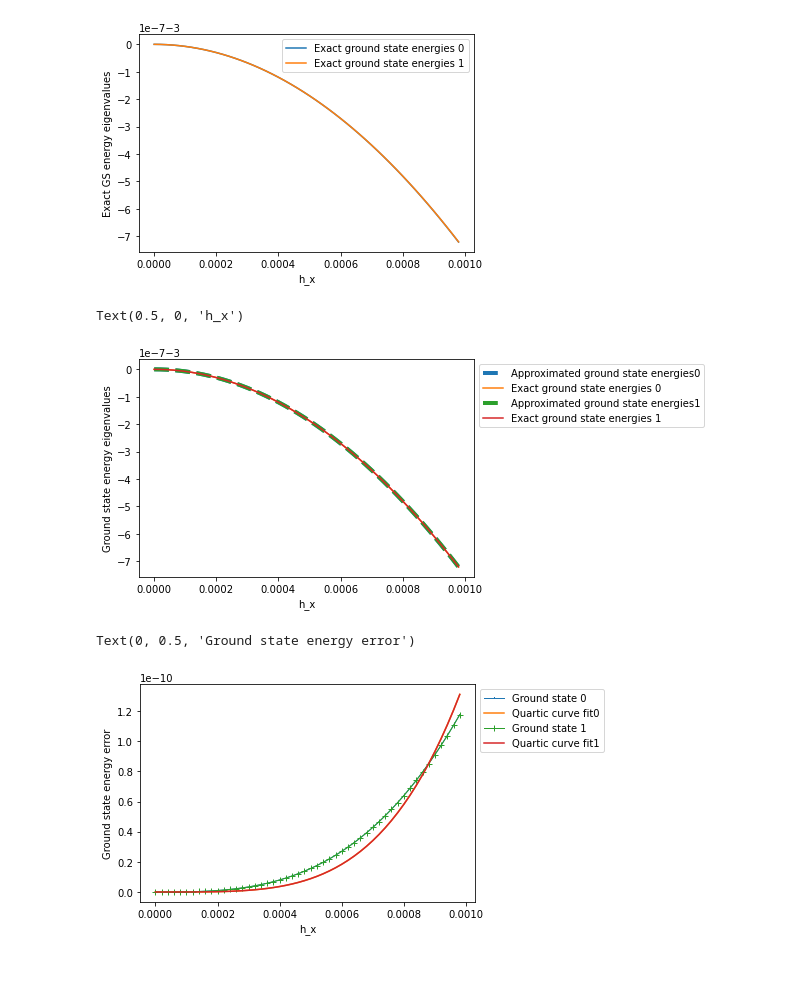
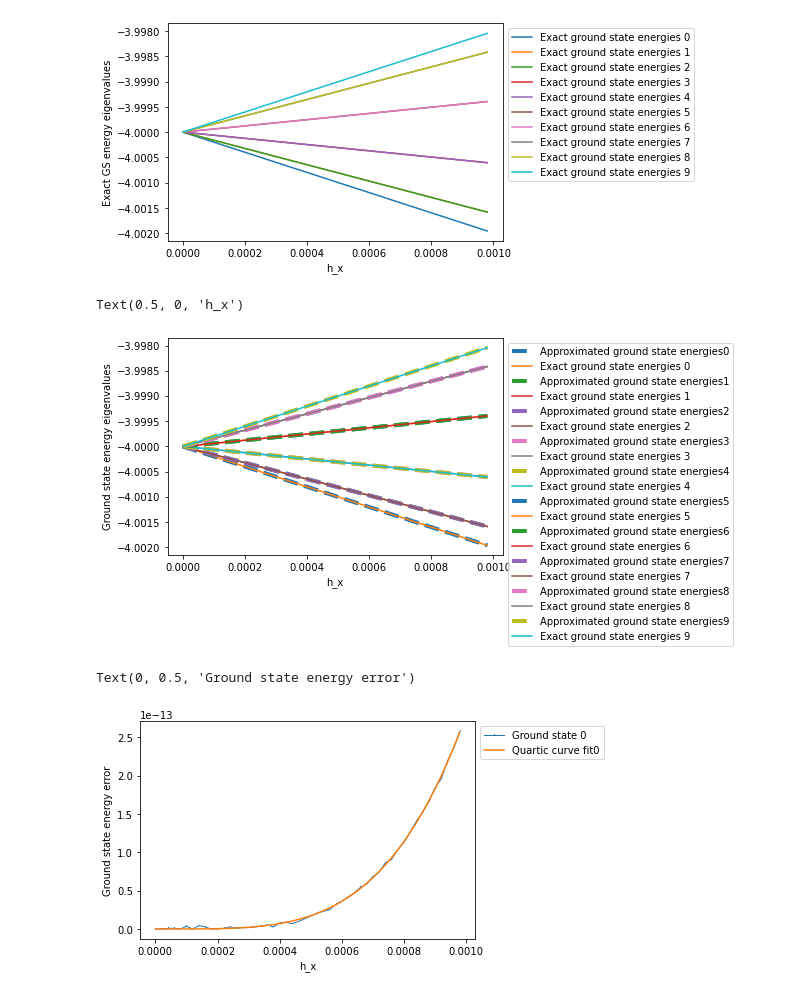
Before and after one commit to youtao1999/tfim_perturbation, a Jupyter notebook: tfim_3rd_generalized_matrix_analysis.ipynb, the cells around one changed output. Saved outputs shown, nothing was run; the diff lists cells and outputs as text; code cells hidden in the pictures; blank space fills up the shorter version.

```diff
--- a/tfim_3rd_generalized_matrix_analysis.ipynb
+++ b/tfim_3rd_generalized_matrix_analysis.ipynb
@@ -17,7 +17,7 @@ from scipy.linalg import eigh
 marker = itertools.cycle((',', '+', '.', '1','2','3','4','|'))
 # %%
 # Initial system specification
-L = [3]
+L = [5]
 Jij_seed = 19
 h_x_range = np.arange(0, 0.001, 0.00002)
 # %%
@@ -129,7 +157,7 @@ plt.ylabel("Exact GS energy eigenvalues")
 plt.xlabel("h_x")
 plt.show(exc_GS_energy_plot)
 # %% [output]
-[figure, old version]
+[figure, new version]
 # %%
 # Compare the exact and approximated GS energies
 
@@ -141,30 +169,30 @@ plt.ylabel("Ground state energy eigenvalues")
 plt.xlabel("h_x")
 # %% [output]
 Text(0.5, 0, 'h_x')
-[figure, old version]
+[figure, new version]
 # %%
 # Calculate and plot energy errors
 
 corrected_exc_eigenvalues = np.zeros((len(GS_indices), len(h_x_range)))
 
 for i in range(len(GS_indices)):
     for j in range(len(h_x_range)):
         corrected_exc_eigenvalues[i, j] = exc_eigenvalues[i, j]
 
 error_array = np.absolute(corrected_exc_eigenvalues - app_eigenvalues)
 
 # Curve fit
 
-for i in range(len(GS_indices)):
+for i in range(1):
     popt, pcov = optimize.curve_fit(tfim_perturbation.poly_4, h_x_range, error_array[i])
     GS_energy_error_plot = plt.plot(h_x_range, error_array[i], marker = next(marker), linewidth = 1, label = 'Ground state ' + str(i))
     plt.plot(h_x_range, tfim_perturbation.poly_4(h_x_range, *popt), label = 'Quartic curve fit' + str(i))
     plt.legend(loc = 'best', bbox_to_anchor=(1, 1), ncol = 1)
 plt.xlabel('h_x')
 plt.ylabel('Ground state energy error')
 # %% [output]
 Text(0, 0.5, 'Ground state energy error')
-[figure, old version]
+[figure, new version]
 # %%
 # Calculate probabilities for approximated eigenstates
 
```
Also changed, not shown: parts of 11 cells of this notebook, 10 other files.
